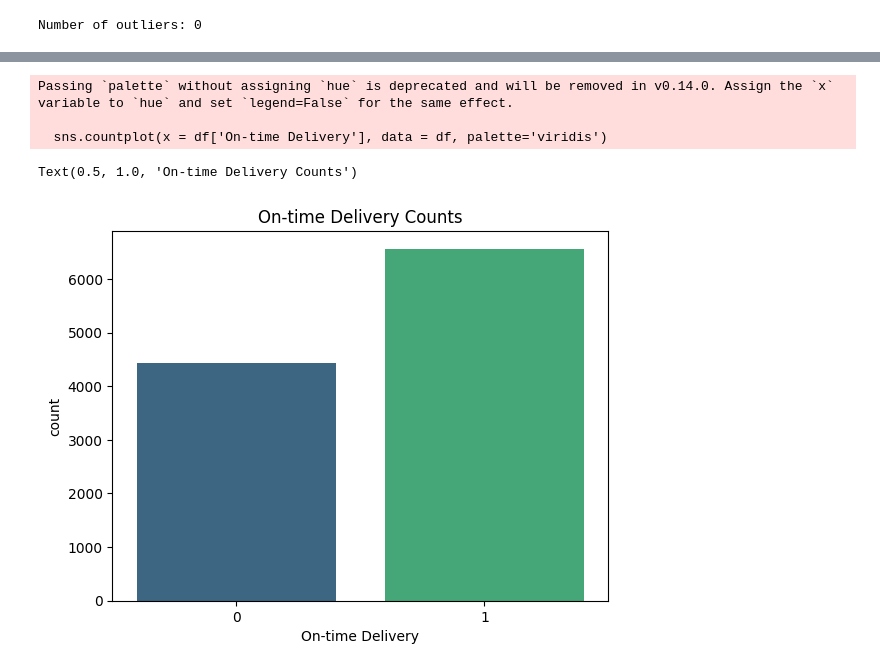
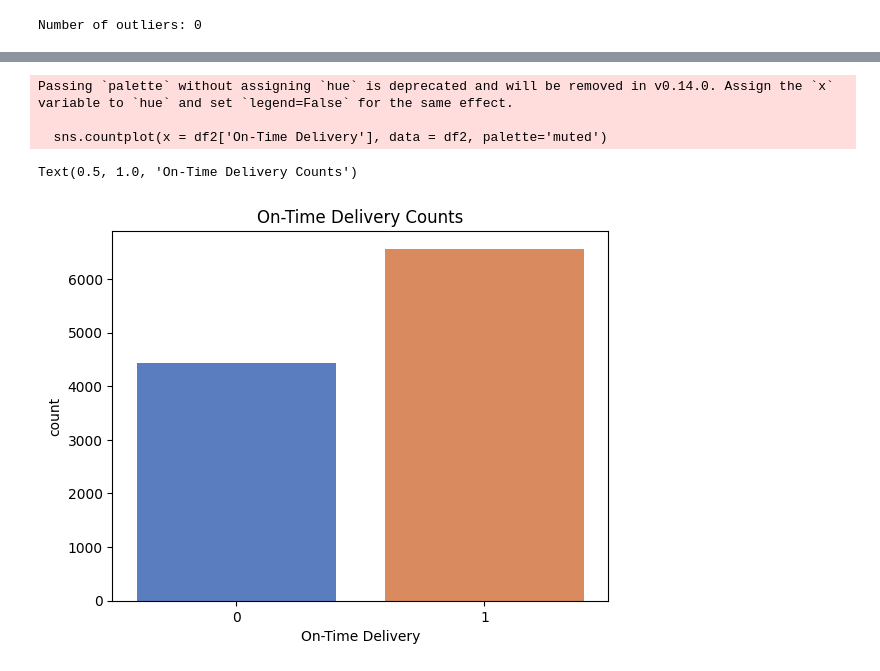
Before and after one commit to itsalanthomas/shipping-optimization, a Jupyter notebook: notebooks/E_Commerce_Optimization_EDA.ipynb, the cells around one changed output, grey strips where cells are left out. Drawn from its saved outputs; the diff is of its cells as text; code cells hidden in the pictures.

Commit message:
Final EDA plots more consistent to our classification task - (On-Time Delivery) + Clean df ready for models and export

```diff
--- a/notebooks/E_Commerce_Optimization_EDA.ipynb
+++ b/notebooks/E_Commerce_Optimization_EDA.ipynb
@@ -121,0 +93,7 @@ Text(0.5, 1.0, 'On-time Delivery by Mode of Shipment')
+# %%
+# save as new cleaned csv
+df.to_csv('ecommerce_shipping_cleaned.csv', index=False)
+files.download('ecommerce_shipping_cleaned.csv')
+
+df2 = pd.read_csv('ecommerce_shipping_cleaned.csv')
+df2.head()
@@ -166,9 +159,11 @@ sns.countplot(x = df['Product Importance'], data = df)
 # %%
-sns.countplot(x = df['On-time Delivery'], data = df, palette='viridis')
-plt.title('On-time Delivery Counts')
+# countplot to delays and On-time deliveries
+sns.countplot(x = df2['On-Time Delivery'], data = df2, palette='muted')
+plt.title('On-Time Delivery Counts')
+# 1 - late , 0 - on-time
 # %% [output]
 Passing `palette` without assigning `hue` is deprecated and will be removed in v0.14.0. Assign the `x` variable to `hue` and set `legend=False` for the same effect.
 
-  sns.countplot(x = df['On-time Delivery'], data = df, palette='viridis')
+  sns.countplot(x = df2['On-Time Delivery'], data = df2, palette='muted')
-Text(0.5, 1.0, 'On-time Delivery Counts')
+Text(0.5, 1.0, 'On-Time Delivery Counts')
-[figure, old version]
+[figure, new version]
```
Also changed, not shown: parts of 15 cells of this notebook.
